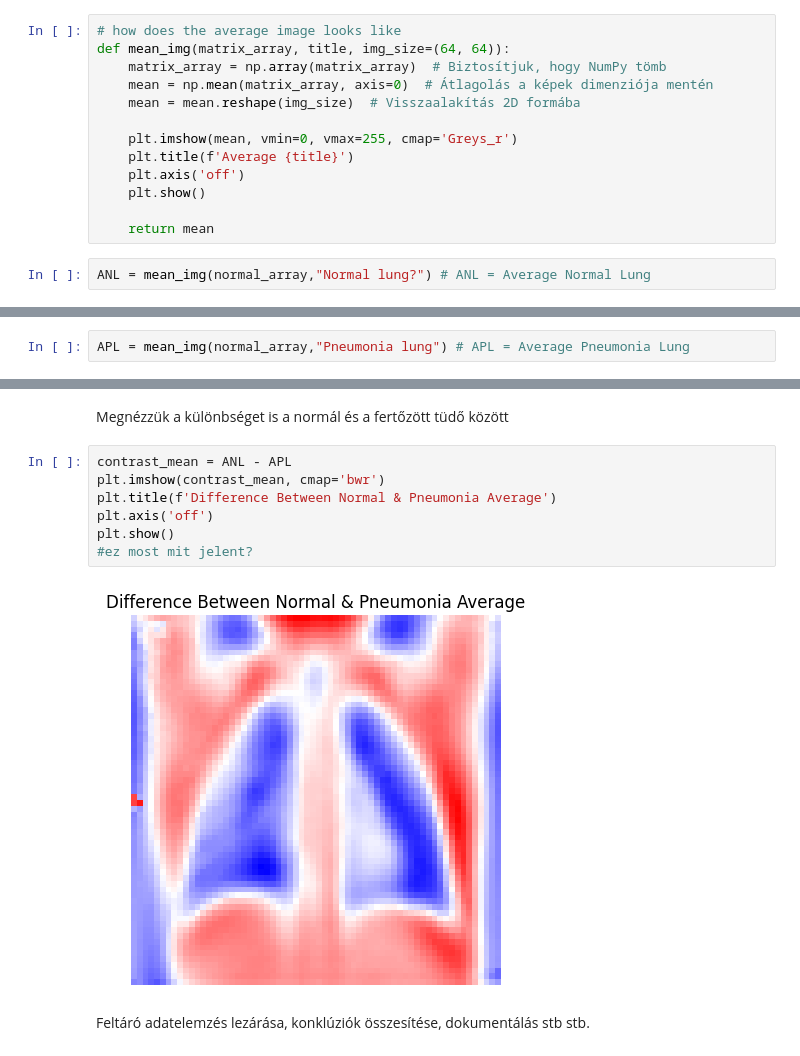
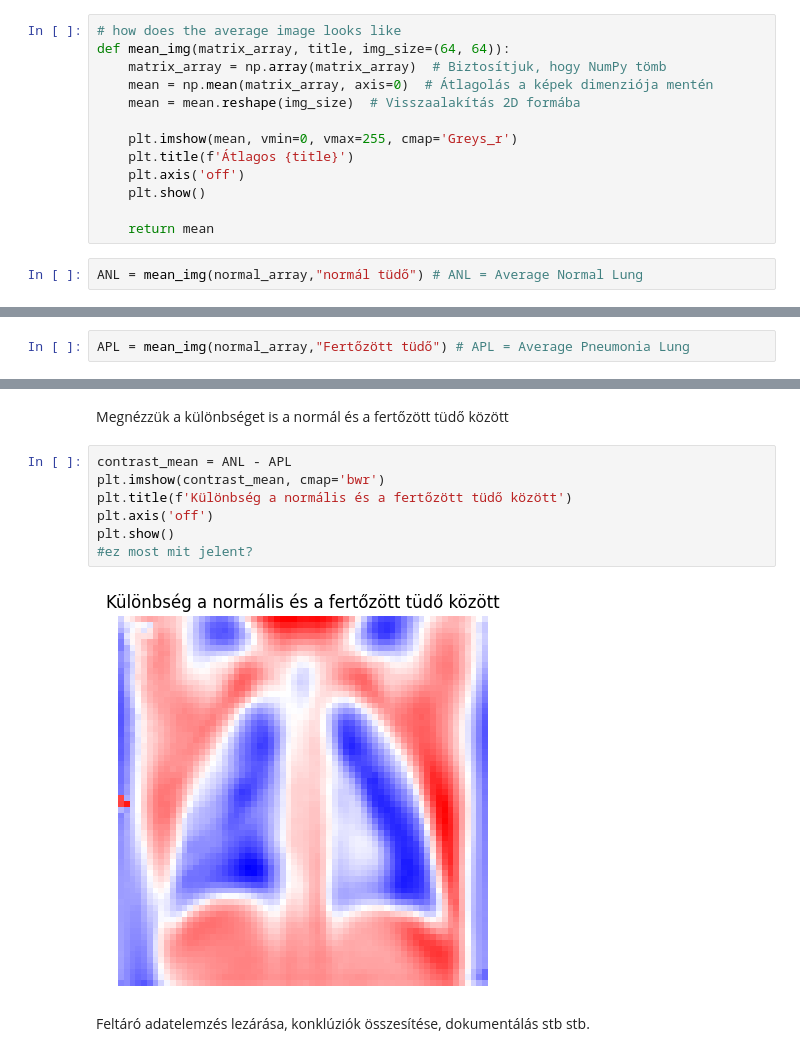
Before and after one commit to Adr1an11/Pneumonia-detection, a Jupyter notebook: pneunomia_detection.ipynb, the cells around one changed output, grey strips where cells are left out. Saved outputs shown, nothing was run; the diff lists cells and outputs as text.

```diff
--- a/pneunomia_detection.ipynb
+++ b/pneunomia_detection.ipynb
@@ -217,11 +268,11 @@ def mean_img(matrix_array, title, img_size=(64, 64)):
     mean = mean.reshape(img_size)  # Visszaalakítás 2D formába
 
     plt.imshow(mean, vmin=0, vmax=255, cmap='Greys_r')
-    plt.title(f'Average {title}')
+    plt.title(f'Átlagos {title}')
     plt.axis('off')
     plt.show()
 
     return mean
 # %%
-ANL = mean_img(normal_array,"Normal lung?") # ANL = Average Normal Lung
+ANL = mean_img(normal_array,"normál tüdő") # ANL = Average Normal Lung
 # %% [output]
@@ -230,5 +281,5 @@ ANL = mean_img(normal_array,"Normal lung?") # ANL = Average Normal Lung
 list_of_files = os.listdir("/content/drive/MyDrive/Colab Notebooks/tudogyulladas/windows/train/PNEUMONIA/")
 normal_array = img2np("/content/drive/MyDrive/Colab Notebooks/tudogyulladas/windows/train/PNEUMONIA/",list_of_files)
 # %%
-APL = mean_img(normal_array,"Pneumonia lung") # APL = Average Pneumonia Lung
+APL = mean_img(normal_array,"Fertőzött tüdő") # APL = Average Pneumonia Lung
 # %% [output]
@@ -240,11 +291,11 @@ Megnézzük a különbséget is a normál és a fertőzött tüdő között
 # %%
 contrast_mean = ANL - APL
 plt.imshow(contrast_mean, cmap='bwr')
-plt.title(f'Difference Between Normal & Pneumonia Average')
+plt.title(f'Különbség a normális és a fertőzött tüdő között')
 plt.axis('off')
 plt.show()
 #ez most mit jelent?
 # %% [output]
-[figure, old version]
+[figure, new version]
 # %% [markdown]
 Feltáró adatelemzés lezárása, konklúziók összesítése, dokumentálás stb stb.
```
Also changed, not shown: parts of 11 cells of this notebook.
